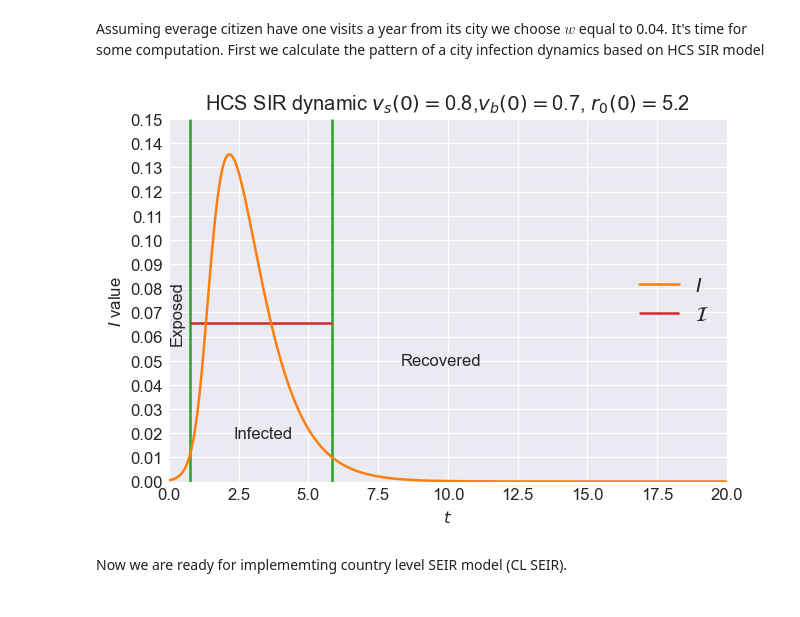
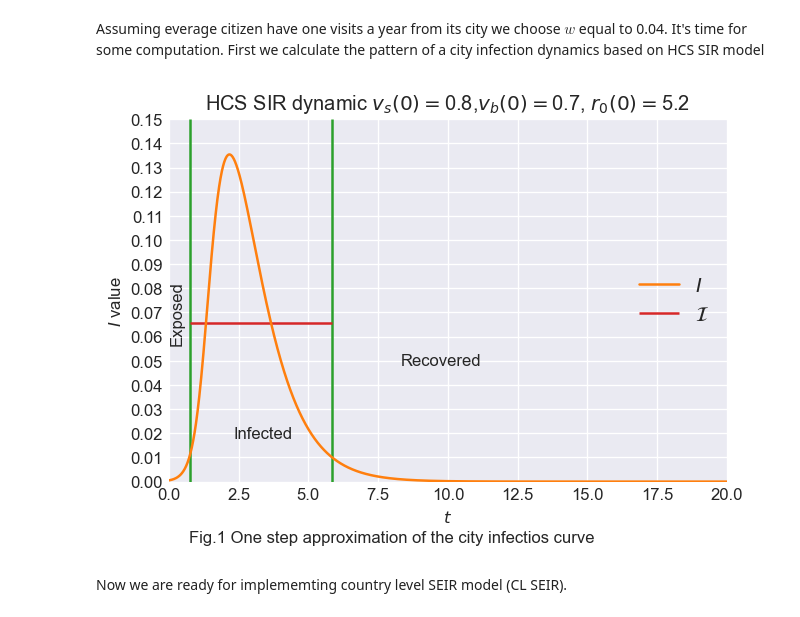
Before and after one commit to ivvaan/A-disease-spread-inhomogeneous-models, a Jupyter notebook: country_level_spread_dynamics.ipynb, the cells around one changed output. Drawn from its saved outputs; the diff is of its cells as text; code cells hidden in the pictures.

Commit message:
Captions, some text changes, country level dinamics continuation

```diff
--- a/country_level_spread_dynamics.ipynb
+++ b/country_level_spread_dynamics.ipynb
@@ -107,34 +109,35 @@ infected_mask=I>infected_threshold
 τ_E=t_step*np.sum(np.cumsum(infected_mask)==0)
 infected=I[infected_mask]
 τ_I=t_step*len(infected)
 I_avr=np.mean(infected)
 S_HCS=S# give distinct names to a variables
 I_HCS=I
 
 fig, ax = plt.subplots(dpi=120)
 
 plt.plot(m_t, I,color='C1', label=f'$I$')
 plt.vlines(x = [τ_E,τ_E+τ_I], ymin = 0, ymax = 0.15,
            colors = 'C2')
 plt.hlines(y = I_avr, xmin = τ_E, xmax = τ_E+τ_I,
            colors = 'C3', label='$\mathcal{I}$')
 plt.text(0.01, 0.07, "Exposed", rotation=90, verticalalignment='center')
 plt.text(8.3, 0.05, "Recovered",  verticalalignment='center')
 plt.text(2.3, 0.02, "Infected",  verticalalignment='center')
 ax.set_ylim([0.0,.15])
 ax.set_xlim([0.0,20])
 ax.yaxis.set_major_locator(ticker.MultipleLocator(0.01))
 ax.set_ylabel(f'$I$ value')
 plt.legend(loc='center right')
 plt.xlabel(f'$t$')
+ax.text(8,-.025, 'Fig.1 One step approximation of the city infectios curve', ha='center')
 plt.title(f'HCS SIR dynamic $v_s(0)=${vs0},$v_b(0)=${vb0}, $r_0(0)=${r0_0}')
 
 plt.show()
 w=0.04
 β=w*I_avr/i0
 #print(f'β={β}')
 # %% [output]
-[figure, old version]
+[figure, new version]
 # %% [markdown]
 Now we are ready for implememting country level SEIR model (CL SEIR).
 # %%
```
Also changed, not shown: parts of 4 cells of this notebook, 1 other file.
